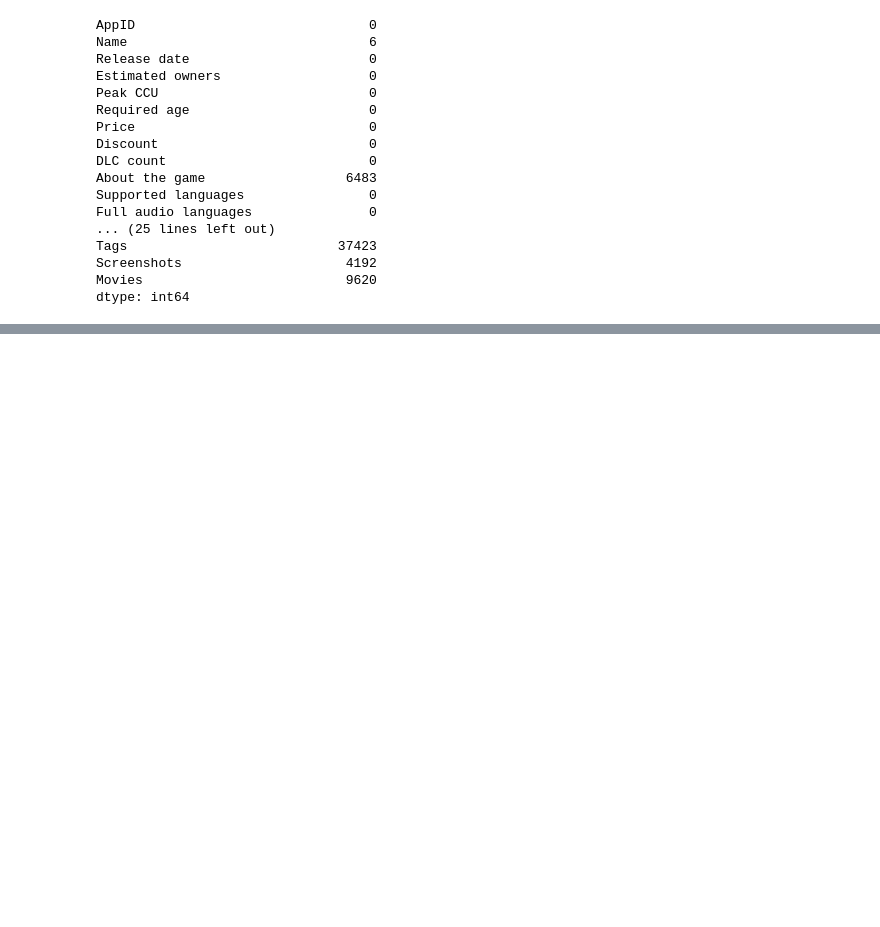
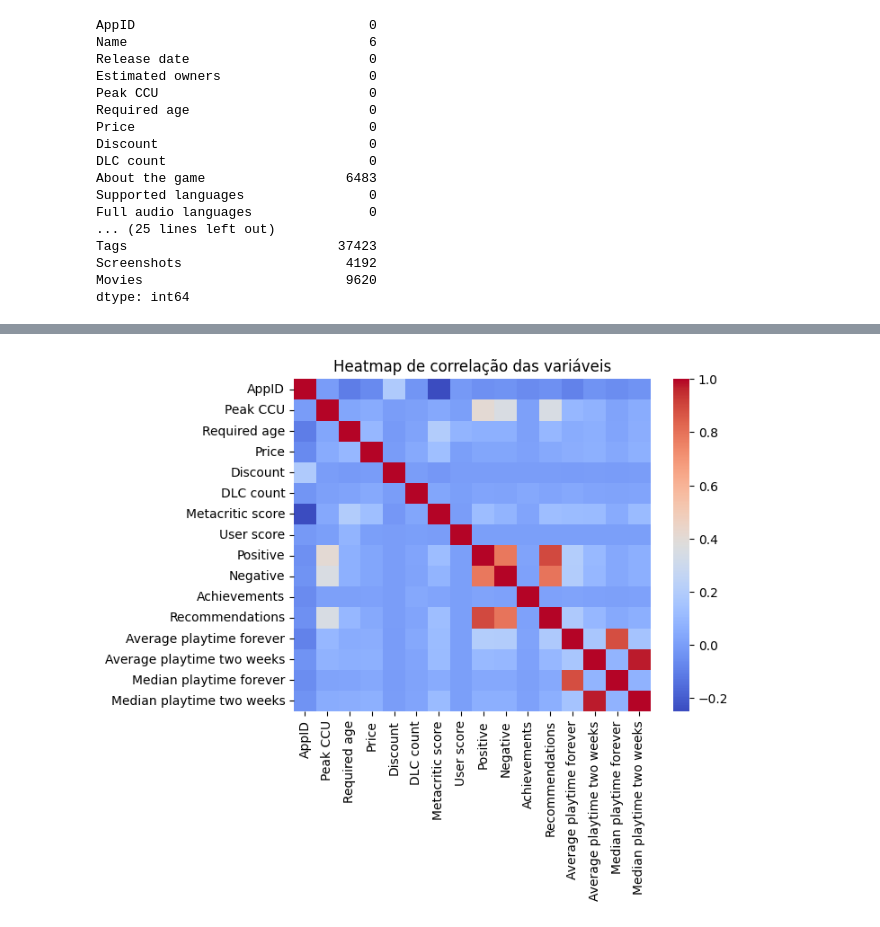
Before and after one commit to pteldm/analise-exploratoria-de-dados-de-jogos-da-steam, a Jupyter notebook: AED-Sci-Data.ipynb, the cells around one changed output, grey strips where cells are left out. Cells and saved outputs as stored; diff of their text form; code cells hidden in the pictures; blank space fills up the shorter version.

```diff
--- a/AED-Sci-Data.ipynb
+++ b/AED-Sci-Data.ipynb
@@ -51,0 +194,11 @@ dtype: int64
+# %%
+dataset_numerico = dataset_limpo.copy()
+dataset_numerico = dataset_numerico.select_dtypes(include=np.number)
+corr_matrix = dataset_numerico.corr()
+plt.figure(figsize=(16,12))
+
+sns.heatmap(data=corr_matrix,annot=False, cmap='coolwarm')
+plt.title('Heatmap de correlação das variáveis')
+plt.show()
+# %% [output]
+[figure, added]
```
Also changed, not shown: parts of 15 cells of this notebook.
